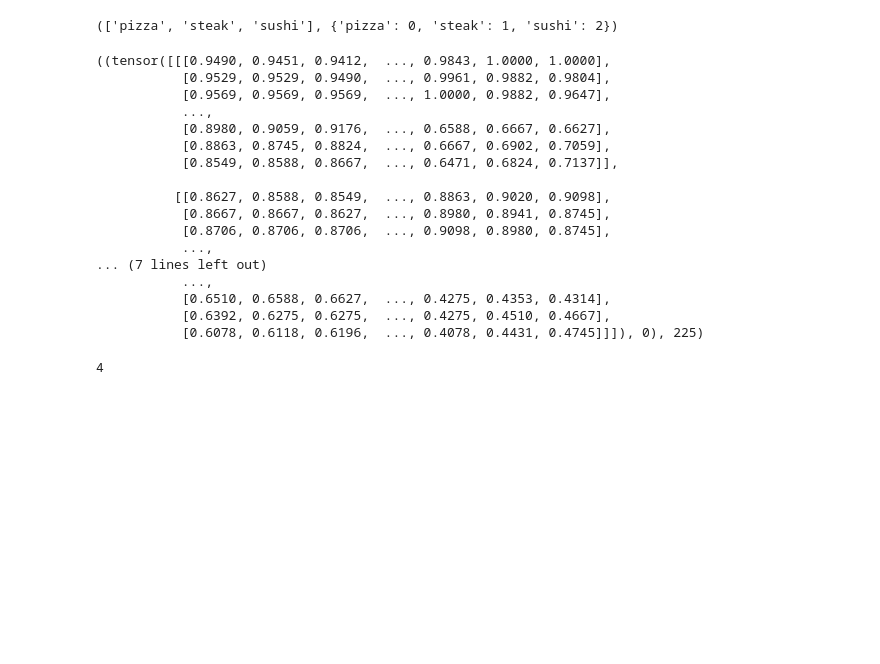
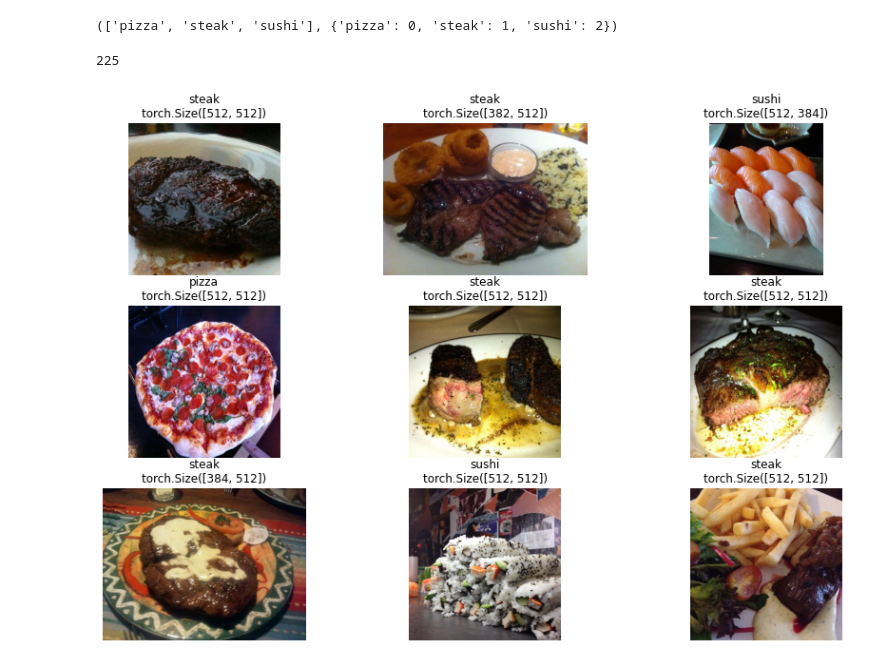
Before and after one commit to mohammadAliMkh/Pytorch, a Jupyter notebook: MiniFoodVision.ipynb, the cells around one changed output. Drawn from its saved outputs; the diff is of its cells as text; code cells hidden in the pictures; blank space fills up the shorter version.

Commit message:
create random_plot_images for our custom_dataset

```diff
--- a/MiniFoodVision.ipynb
+++ b/MiniFoodVision.ipynb
@@ -217,24 +217,11 @@ targets , targets_with_idx
 from typing import Tuple
 
 
-#creating a custom ImageFolder
+#creating a custom ImageFolder Loader
 from torch.utils.data import Dataset
 
 class CustomDataLoader(Dataset):
-  ''' custom data loader
-
-    1.Inputs:
-        dir -> directory of the train or test folder
-          transform -> a transformer object with ToTensor() method built
-
-    2.Method:
-        load_image -> showing an PIL Image(index: paths[index] to show)
-
-    3.abstracts:
-        __len__ -> lenght of the object
-          __getitem__ -> return transoformed(data) with class_idx / untransformed(data) with class_idx
-
-  '''
+  ''' a custom data loader'''
 
   def __init__(self, dir:str , transform = None):
     self.paths = list(Path(dir).glob("*/*.jpg"))
@@ -254,31 +241,11 @@ class CustomDataLoader(Dataset):
     class_idx = self.classes_idx[class_name]
 
     if self.transform:
-      return self.transform(img), class_idx
+      return self.transform(img) , class_idx
     else:
       return transforms.ToTensor()(img) , class_idx
 # %%
 a = CustomDataLoader(train_dir)
-a[0] , len(a)
+len(a)
 # %% [output]
-((tensor([[[0.9490, 0.9451, 0.9412,  ..., 0.9843, 1.0000, 1.0000],
-           [0.9529, 0.9529, 0.9490,  ..., 0.9961, 0.9882, 0.9804],
-           [0.9569, 0.9569, 0.9569,  ..., 1.0000, 0.9882, 0.9647],
-           ...,
-           [0.8980, 0.9059, 0.9176,  ..., 0.6588, 0.6667, 0.6627],
-           [0.8863, 0.8745, 0.8824,  ..., 0.6667, 0.6902, 0.7059],
-           [0.8549, 0.8588, 0.8667,  ..., 0.6471, 0.6824, 0.7137]],
-
-          [[0.8627, 0.8588, 0.8549,  ..., 0.8863, 0.9020, 0.9098],
-           [0.8667, 0.8667, 0.8627,  ..., 0.8980, 0.8941, 0.8745],
-           [0.8706, 0.8706, 0.8706,  ..., 0.9098, 0.8980, 0.8745],
-           ...,
-... (7 lines left out)
-           ...,
-           [0.6510, 0.6588, 0.6627,  ..., 0.4275, 0.4353, 0.4314],
-           [0.6392, 0.6275, 0.6275,  ..., 0.4275, 0.4510, 0.4667],
-           [0.6078, 0.6118, 0.6196,  ..., 0.4078, 0.4431, 0.4745]]]), 0), 225)
+225
-# %%
-2+2
-# %% [output]
-4
@@ -284,0 +254,15 @@ a[0] , len(a)
+# %%
+def plot_random_images_from_our_custom_dataset(dataset , number_of_rows = 3 , number_of_columns = 3):
+  ''' plot some random images from our custom dataset'''
+
+  plt.figure(figsize = (15 , 10))
+  for i in range(number_of_rows * number_of_columns):
+    random_image , random_target = random.choice(dataset)
+    plt.subplot(number_of_rows , number_of_columns , i + 1)
+    plt.imshow(random_image.permute((1 , 2 , 0)))
+    plt.title(dataset.classes[random_target] + "\n" + str(random_image.shape[1:]))
+    plt.axis(False)
+# %%
+plot_random_images_from_our_custom_dataset(a)
+# %% [output]
+[figure, added]
```
Also changed, not shown: parts of 4 cells of this notebook.
